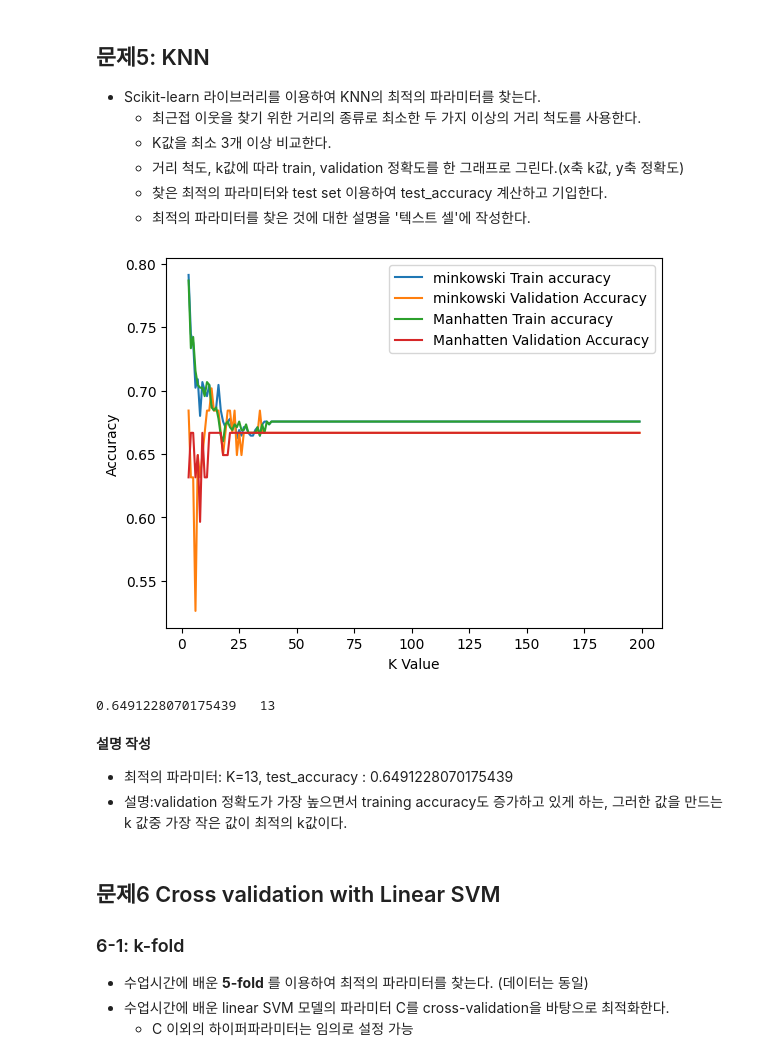
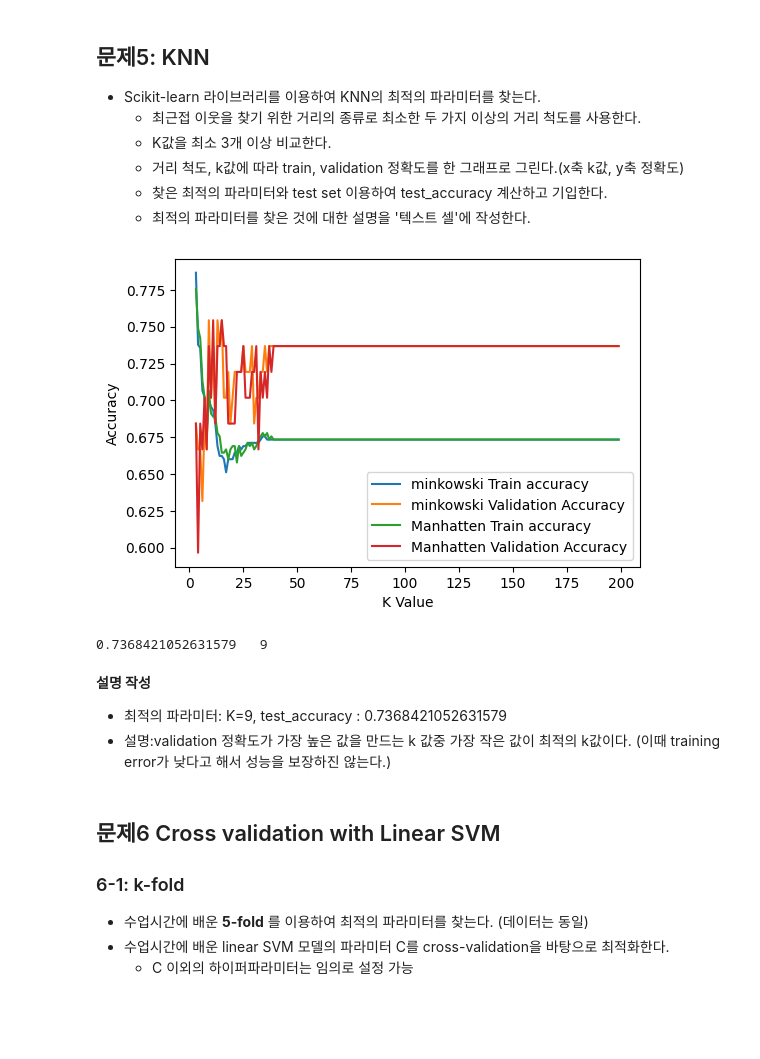
Before and after one commit to wannaBpark/2023S-Ajou-ML, a Jupyter notebook: HW2.ipynb, the cells around one changed output. Drawn from its saved outputs; the diff is of its cells as text; code cells hidden in the pictures; blank space fills up the shorter version.

```diff
--- a/HW2.ipynb
+++ b/HW2.ipynb
@@ -281,8 +281,8 @@ train_test_split에 random seed를 사용하여 split set을 고정한다.
 # %%
 from sklearn.model_selection import train_test_split
 
-X = normalized_df.drop('Status', axis=1) # target feature가 Status(대출의 승인 여부)
-y = normalized_df['Status']
+X = df.drop('Status', axis=1) # target feature가 Status(대출의 승인 여부)
+y = df['Status']
 y=y.astype('int')
 
 X_train, X_test, y_train, y_test = train_test_split(X, y, test_size=0.1)
@@ -335,39 +344,40 @@ for k in k_vals:
     cur_valid_score = metrics.accuracy_score(y_val, y_valid_pred) # valid score 저장
     if cur_p == 1:
       minkowski_train_accuracy.append(cur_train_score)
       minkowski_valid_accuracy.append(cur_valid_score)
     else :
       man_train_accuracy.append(cur_train_score)
       man_val_accuracy.append(cur_valid_score)
 
     #valid score를 가장 높게 만드는 파라미터 C와 거리척도 p를 찾는다.
     if best_valid_acc < cur_valid_score:
       best_k = k
       best_valid_acc = cur_valid_score
       best_p = cur_p
 
+plt.figure(figsize = (6,4))
 plt.plot(k_vals, minkowski_train_accuracy, label='minkowski Train accuracy')
 plt.plot(k_vals, minkowski_valid_accuracy, label='minkowski Validation Accuracy')
 plt.plot(k_vals, man_train_accuracy, label='Manhatten Train accuracy')
 plt.plot(k_vals, man_val_accuracy, label='Manhatten Validation Accuracy')
 plt.xlabel('K Value')
 plt.ylabel('Accuracy')
 plt.legend()
 plt.show()
 
 #위에서 구한 최적의 파라미터 k와 p를 이용해 test set을 예측하는 코드.
 knn = KNeighborsClassifier(n_neighbors=best_k, weights='uniform', p=best_p)
 knn.fit(X_train, y_train)
 y_test_pred = knn.predict(X_test)
 print(metrics.accuracy_score(y_test, y_test_pred) ," " ,best_k)
 ################
 # %% [output]
-[figure, old version]
+[figure, new version]
-0.6491228070175439   13
+0.7368421052631579   9
 # %% [markdown]
 **설명 작성**
-- 최적의 파라미터: K=13, test_accuracy : 0.6491228070175439
-- 설명:validation 정확도가 가장 높으면서 training accuracy도 증가하고 있게 하는, 그러한 값을 만드는 k 값중 가장 작은 값이 최적의 k값이다.
+- 최적의 파라미터: K=9, test_accuracy : 0.7368421052631579
+- 설명:validation 정확도가 가장 높은 값을 만드는 k 값중 가장 작은 값이 최적의 k값이다. (이때 training error가 낮다고 해서 성능을 보장하진 않는다.)
 # %% [markdown]
 ## 문제6 Cross validation with Linear SVM
 ### 6-1: k-fold
```
Also changed, not shown: parts of 11 cells of this notebook.
